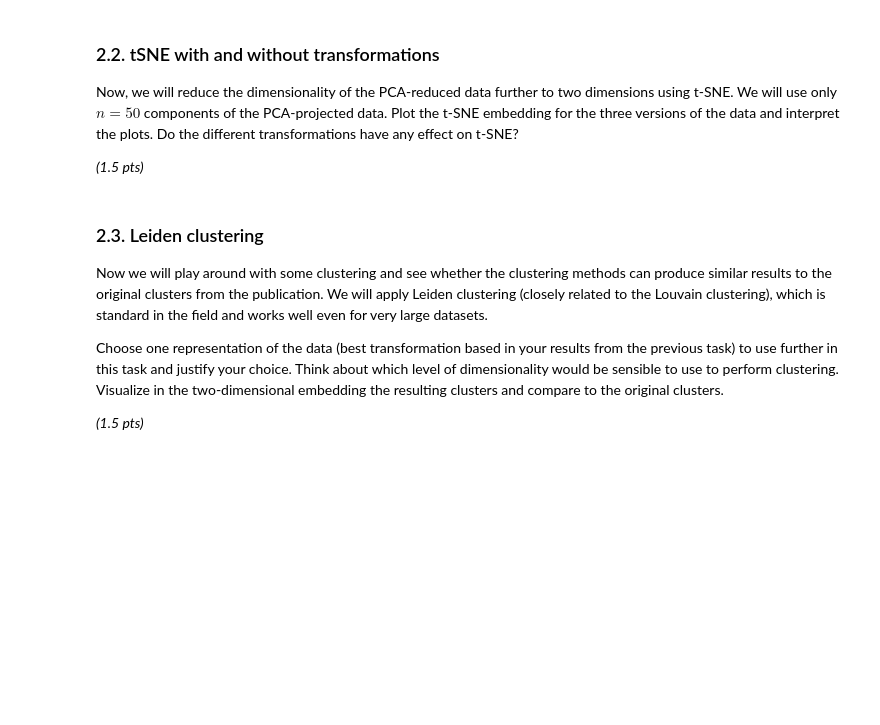
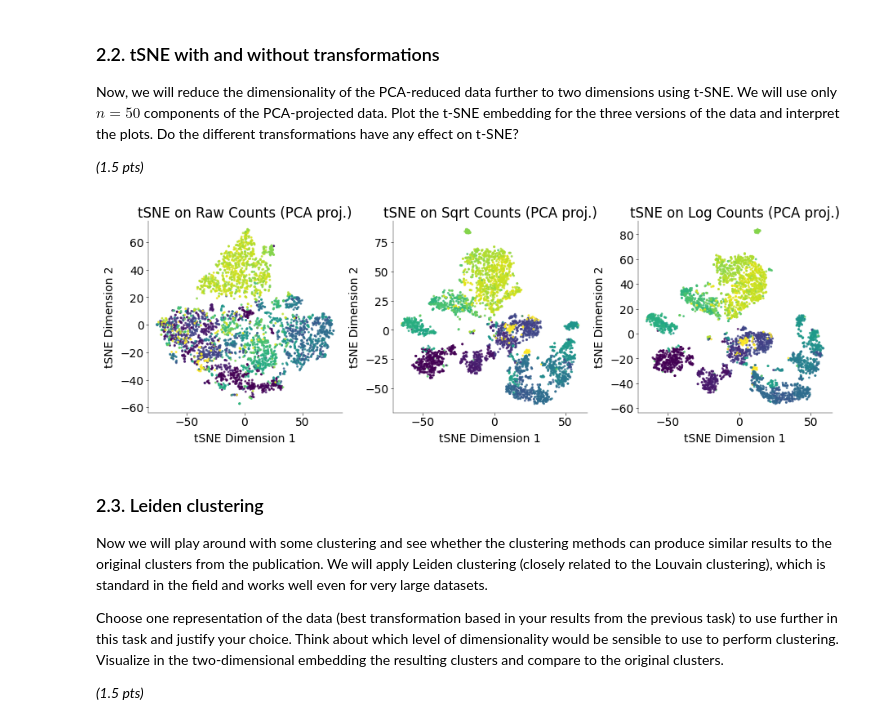
Before and after one commit to Akseli-Ilmanen/NDS_homework, a Jupyter notebook: notebooks/CG_CodingLab7.ipynb, the cells around one changed output. Cells and saved outputs as stored; diff of their text form; code cells hidden in the pictures; blank space fills up the shorter version.

```diff
--- a/notebooks/CG_CodingLab7.ipynb
+++ b/notebooks/CG_CodingLab7.ipynb
@@ -419,3 +479,37 @@ fig, axs = plt.subplots(1, 3, figsize=(9, 3))
+# %%
+# -----------------------------------------------
+# plot t-SNE embedding for each dataset (1 pt)
+# -----------------------------------------------
+
+fig, axs = plt.subplots(1, 3, figsize=(9, 3))
+
+# Raw counts tSNE
+axs[0].scatter(
+    tsne_raw[:, 0], tsne_raw[:, 1], c=clusters, cmap="viridis", s=5, alpha=0.7
+)
+axs[0].set_title("tSNE on Raw Counts (PCA proj.)")
+axs[0].set_xlabel("tSNE Dimension 1")
+axs[0].set_ylabel("tSNE Dimension 2")
+
+# Sqrt-transformed counts tSNE
+axs[1].scatter(
+    tsne_sqrt[:, 0], tsne_sqrt[:, 1], c=clusters, cmap="viridis", s=5, alpha=0.7
+)
+axs[1].set_title("tSNE on Sqrt Counts (PCA proj.)")
+axs[1].set_xlabel("tSNE Dimension 1")
+axs[1].set_ylabel("tSNE Dimension 2")
+
+# Log-transformed counts tSNE
+axs[2].scatter(
+    tsne_log[:, 0], tsne_log[:, 1], c=clusters, cmap="viridis", s=5, alpha=0.7
+)
+axs[2].set_title("tSNE on Log Counts (PCA proj.)")
+axs[2].set_xlabel("tSNE Dimension 1")
+axs[2].set_ylabel("tSNE Dimension 2")
+
+plt.show()
+# %% [output]
+[figure, added]
 # %% [markdown]
 ### 2.3. Leiden clustering
 
```
Also changed, not shown: parts of 20 cells of this notebook.
